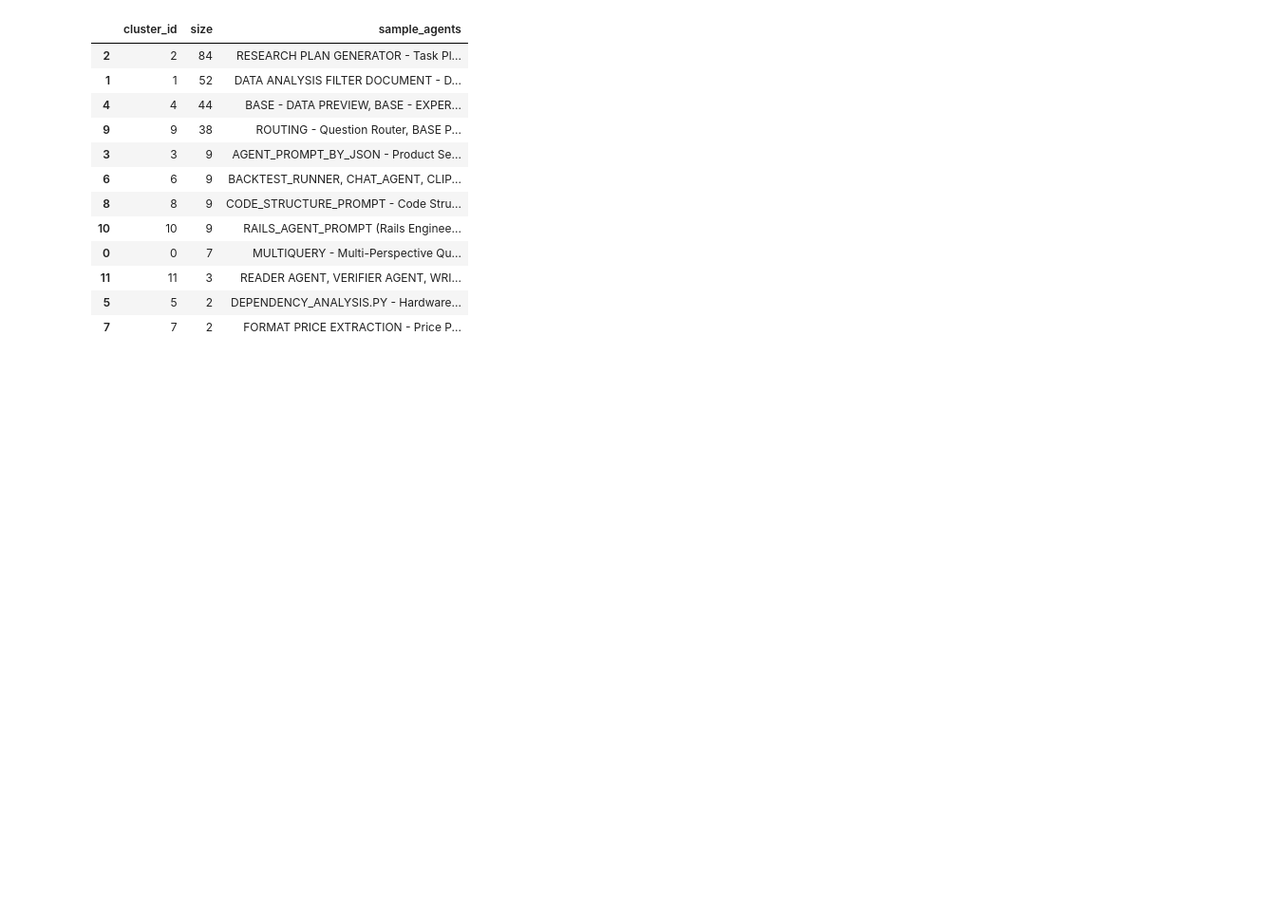
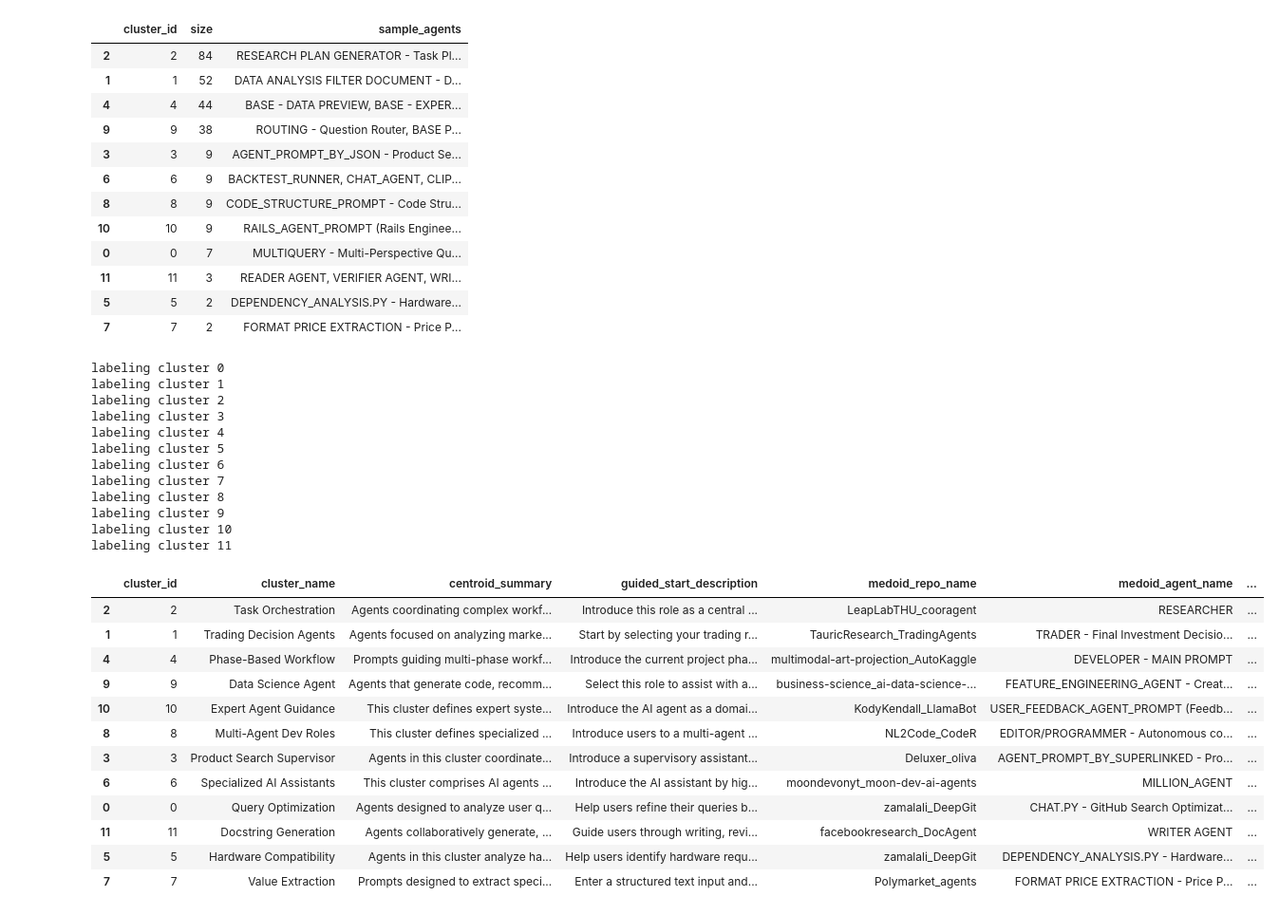
Before and after one commit to lebretou/MAS, a Jupyter notebook: component_analysis/scripts/prompt_role_cluster_analysis.ipynb, the cells around one changed output. Shown at 95% size. Drawn from its saved outputs; the diff is of its cells as text; code cells hidden in the pictures; blank space fills up the shorter version.

```diff
--- a/component_analysis/scripts/prompt_role_cluster_analysis.ipynb
+++ b/component_analysis/scripts/prompt_role_cluster_analysis.ipynb
@@ -555,7 +531,7 @@ given the examples in one cluster, produce a concise, human-readable centroid fo
 
 return json only in the shape:
 {
-  "cluster_name": "short label, 2 to 5 words",
+  "cluster_name": "short label, 1 to 3 words",
   "centroid_summary": "one sentence describing the shared role of this cluster",
   "guided_start_description": "one sentence describing how this role could be presented in a guided start ui"
 }
@@ -659,33 +635,59 @@ cluster_overview_df = (
             "guided_start_description",
             "medoid_repo_name",
             "medoid_agent_name",
         ],
         as_index=False,
     )
     .agg(
         size=("agent_name", "size"),
         repos=("repo_name", lambda values: ", ".join(sorted(set(values)))),
         sample_agents=("agent_name", lambda values: ", ".join(values.head(5))),
     )
     .sort_values(["size", "cluster_name"], ascending=[False, True])
 )
 
 cluster_assignments_export_columns = [
     "repo_name",
     "agent_name",
     "cluster_id",
     "cluster_name",
     "cluster_display_name",
     "centroid_summary",
     "guided_start_description",
     "cluster_size",
     "prompt_chars",
     "prompt_preview",
 ] + COMPONENT_COLUMNS
 clustered_df[cluster_assignments_export_columns].to_csv(OUTPUT_DIR / "cluster_assignments.csv", index=False)
 cluster_overview_df.to_csv(OUTPUT_DIR / "cluster_overview.csv", index=False)
 
 display(cluster_overview_df)
+# %% [output]
+labeling cluster 0
+labeling cluster 1
+labeling cluster 2
+labeling cluster 3
+labeling cluster 4
+labeling cluster 5
+labeling cluster 6
+labeling cluster 7
+labeling cluster 8
+labeling cluster 9
+labeling cluster 10
+labeling cluster 11
+|  | cluster_id | cluster_name | centroid_summary | guided_start_description | medoid_repo_name | medoid_agent_name | ... |
+| 2 | 2 | Task Orchestration | Agents coordinating complex workf... | Introduce this role as a central ... | LeapLabTHU_cooragent | RESEARCHER | ... |
+| 1 | 1 | Trading Decision Agents | Agents focused on analyzing marke... | Start by selecting your trading r... | TauricResearch_TradingAgents | TRADER - Final Investment Decisio... | ... |
+| 4 | 4 | Phase-Based Workflow | Prompts guiding multi-phase workf... | Introduce the current project pha... | multimodal-art-projection_AutoKaggle | DEVELOPER - MAIN PROMPT | ... |
+| 9 | 9 | Data Science Agent | Agents that generate code, recomm... | Select this role to assist with a... | business-science_ai-data-science-... | FEATURE_ENGINEERING_AGENT - Creat... | ... |
+| 10 | 10 | Expert Agent Guidance | This cluster defines expert syste... | Introduce the AI agent as a domai... | KodyKendall_LlamaBot | USER_FEEDBACK_AGENT_PROMPT (Feedb... | ... |
+| 8 | 8 | Multi-Agent Dev Roles | This cluster defines specialized ... | Introduce users to a multi-agent ... | NL2Code_CodeR | EDITOR/PROGRAMMER - Autonomous co... | ... |
+| 3 | 3 | Product Search Supervisor | Agents in this cluster coordinate... | Introduce a supervisory assistant... | Deluxer_oliva | AGENT_PROMPT_BY_SUPERLINKED - Pro... | ... |
+| 6 | 6 | Specialized AI Assistants | This cluster comprises AI agents ... | Introduce the AI assistant by hig... | moondevonyt_moon-dev-ai-agents | MILLION_AGENT | ... |
+| 0 | 0 | Query Optimization | Agents designed to analyze user q... | Help users refine their queries b... | zamalali_DeepGit | CHAT.PY - GitHub Search Optimizat... | ... |
+| 11 | 11 | Docstring Generation | Agents collaboratively generate, ... | Guide users through writing, revi... | facebookresearch_DocAgent | WRITER AGENT | ... |
+| 5 | 5 | Hardware Compatibility | Agents in this cluster analyze ha... | Help users identify hardware requ... | zamalali_DeepGit | DEPENDENCY_ANALYSIS.PY - Hardware... | ... |
+| 7 | 7 | Value Extraction | Prompts designed to extract speci... | Enter a structured text input and... | Polymarket_agents | FORMAT PRICE EXTRACTION - Price P... | ... |
 # %%
 global_component_rates = clustered_df[COMPONENT_COLUMNS].mean()
 component_profiles_df = (
```
Also changed, not shown: parts of 3 cells of this notebook, 46 other files.
